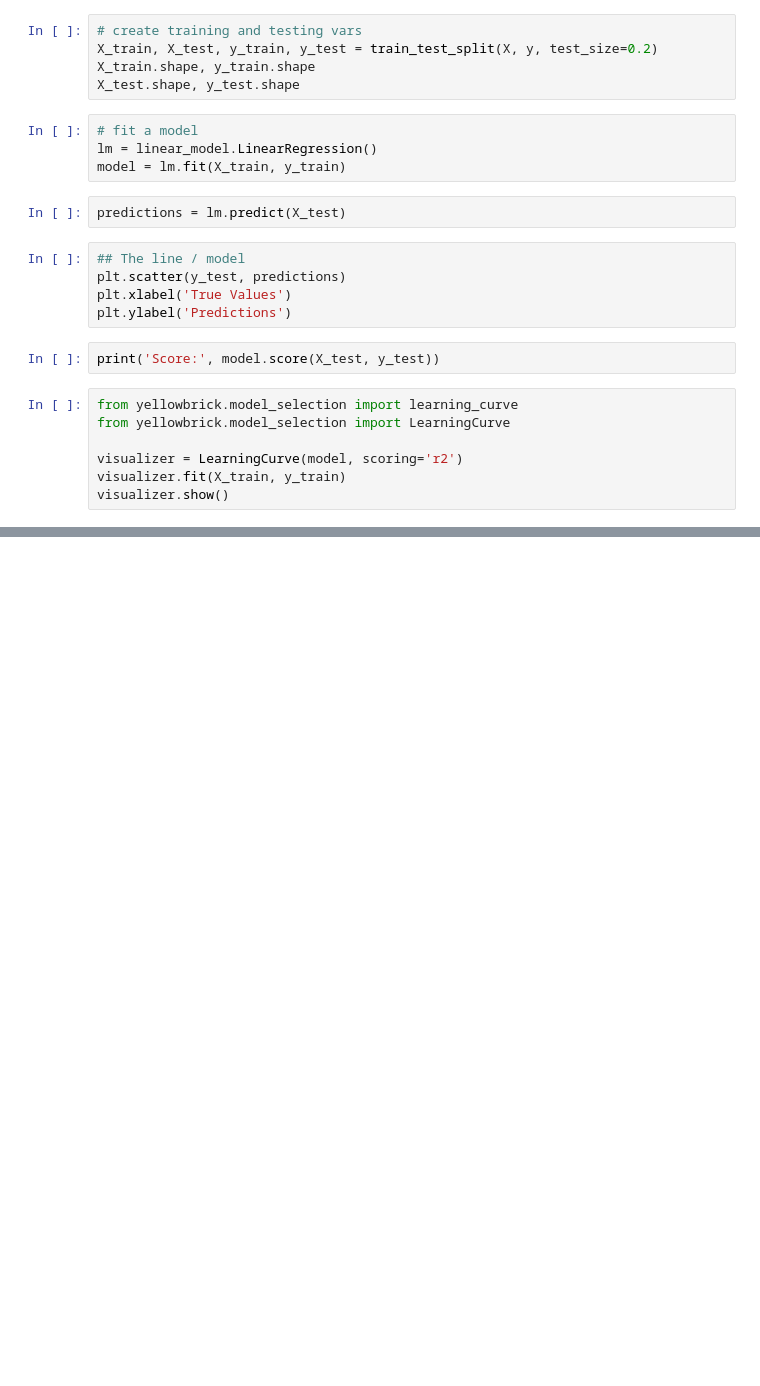
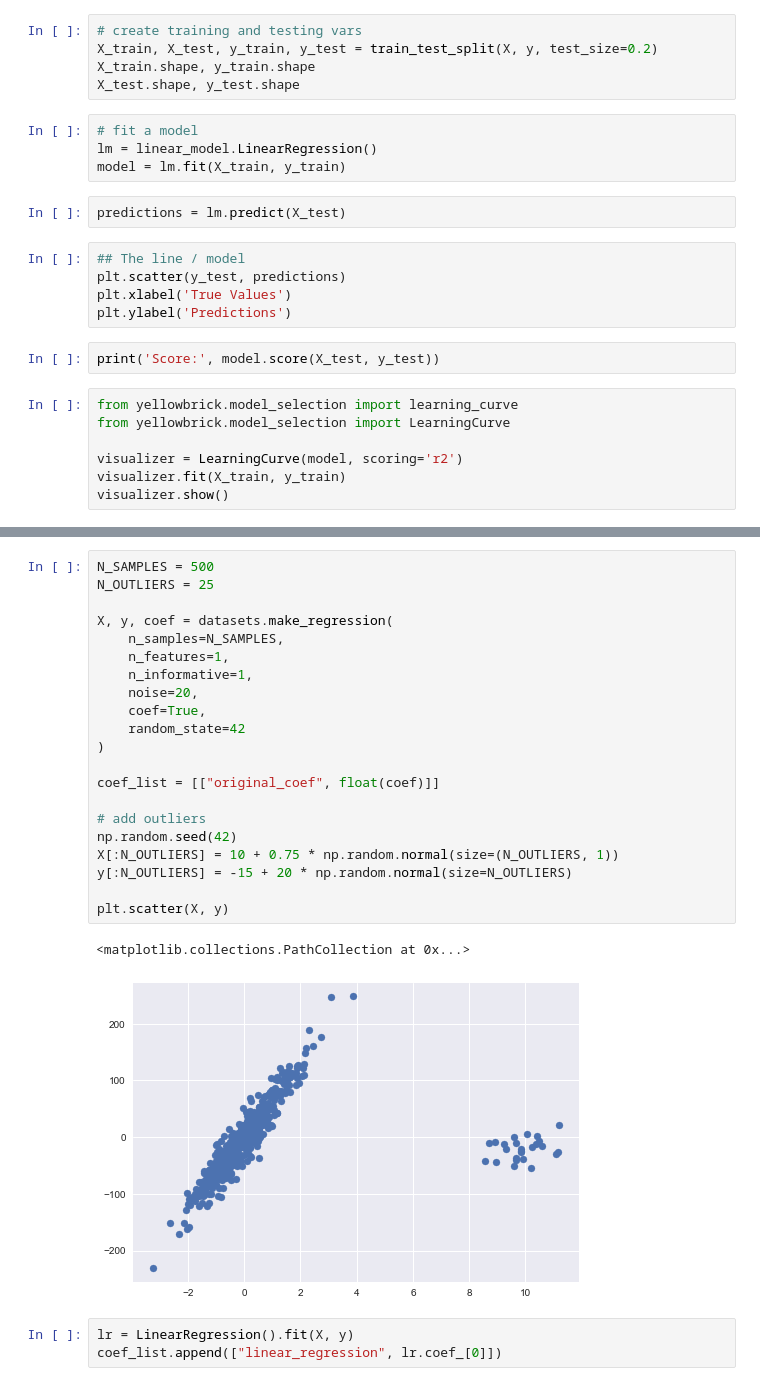
Before and after one commit to clement-camara/calories_pred, a Jupyter notebook: Notebook ML/Gridsearch.ipynb, the cells around one changed output, grey strips where cells are left out. Cells and saved outputs as stored; diff of their text form; blank space fills up the shorter version.

```diff
--- a/Notebook ML/Gridsearch.ipynb
+++ b/Notebook ML/Gridsearch.ipynb
@@ -513,0 +620,27 @@ visualizer.show()
+# %%
+N_SAMPLES = 500
+N_OUTLIERS = 25
+
+X, y, coef = datasets.make_regression(
+    n_samples=N_SAMPLES,
+    n_features=1,
+    n_informative=1,
+    noise=20,
+    coef=True,
+    random_state=42
+)
+
+coef_list = [["original_coef", float(coef)]]
+
+# add outliers
+np.random.seed(42)
+X[:N_OUTLIERS] = 10 + 0.75 * np.random.normal(size=(N_OUTLIERS, 1))
+y[:N_OUTLIERS] = -15 + 20 * np.random.normal(size=N_OUTLIERS)
+
+plt.scatter(X, y)
+# %% [output]
+<matplotlib.collections.PathCollection at 0x...>
+[figure, added]
+# %%
+lr = LinearRegression().fit(X, y)
+coef_list.append(["linear_regression", lr.coef_[0]])
```
Also changed, not shown: parts of 78 cells of this notebook, 6 other files.
